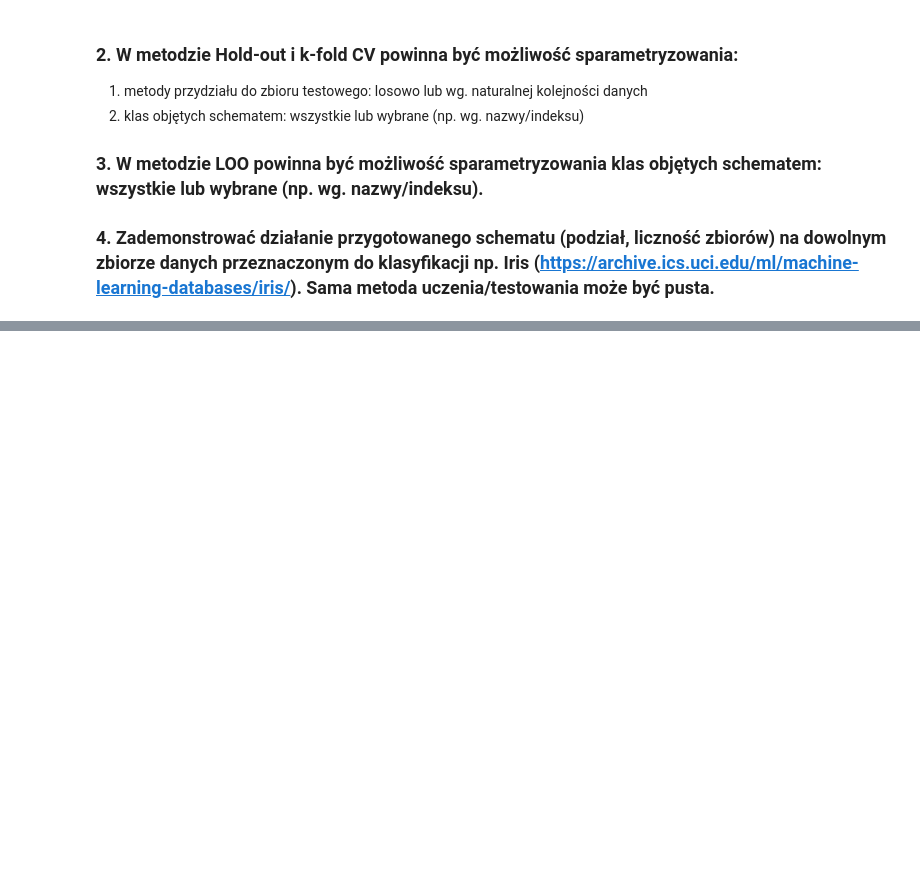
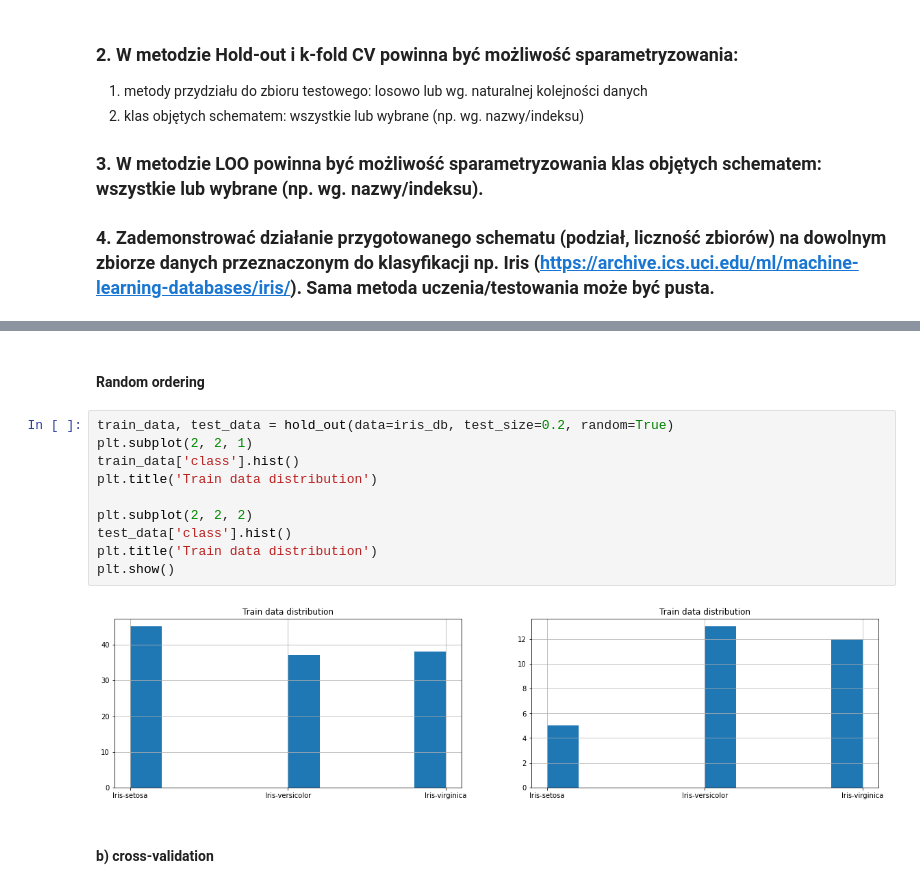
Before and after one commit to pajelonek/machine_learning_course, a Jupyter notebook: Lecture 3 - Learning scheme + metrics/Lab5/Lab5_notebook.ipynb, the cells around one changed output, grey strips where cells are left out. Cells and saved outputs as stored; diff of their text form; blank space fills up the shorter version.

```diff
--- a/Lecture 3 - Learning scheme + metrics/Lab5/Lab5_notebook.ipynb
+++ b/Lecture 3 - Learning scheme + metrics/Lab5/Lab5_notebook.ipynb
@@ -31,0 +92,16 @@ plt.rcParams["figure.figsize"]=(20, 10)
+# %% [markdown]
+#### Random ordering
+# %%
+train_data, test_data = hold_out(data=iris_db, test_size=0.2, random=True)
+plt.subplot(2, 2, 1)
+train_data['class'].hist()
+plt.title('Train data distribution')
+
+plt.subplot(2, 2, 2)
+test_data['class'].hist()
+plt.title('Train data distribution')
+plt.show()
+# %% [output]
+[figure, added]
+# %% [markdown]
+#### b) cross-validation
```
Also changed, not shown: parts of 23 cells of this notebook, 1 other file.
